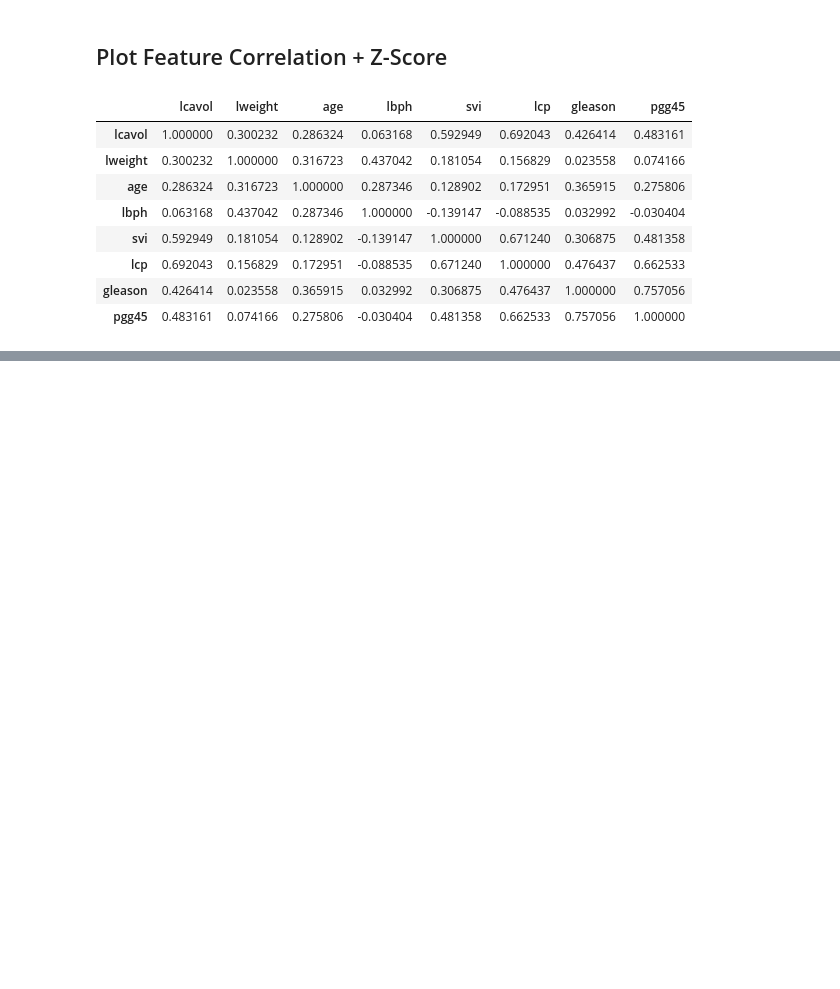
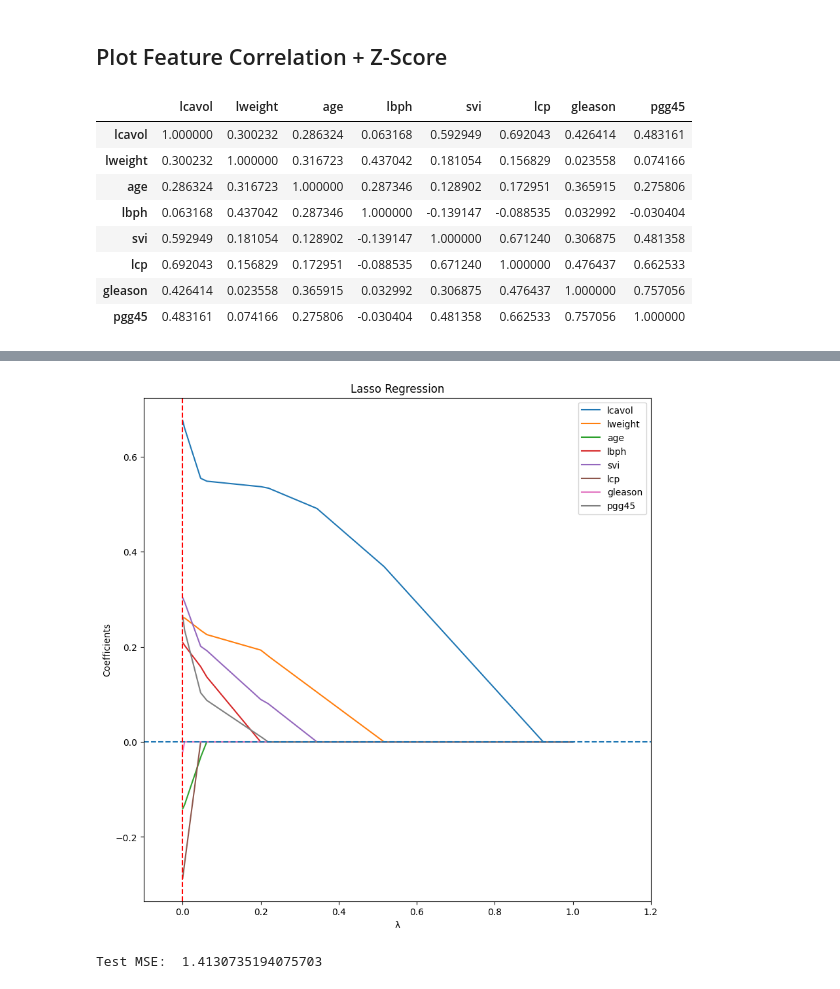
Before and after one commit to lizocf/ECE-475-Frequentist-ML, a Jupyter notebook: 1-linear-regression/lin-reg.ipynb, the cells around one changed output, grey strips where cells are left out. Cells and saved outputs as stored; diff of their text form; code cells hidden in the pictures; blank space fills up the shorter version.

```diff
--- a/1-linear-regression/lin-reg.ipynb
+++ b/1-linear-regression/lin-reg.ipynb
@@ -122,0 +277,24 @@ pd.DataFrame({'Coefficient': beta, 'Std. Error': standard_errors,'Z Score' : z_s
+# %%
+# Plotting coefficients as a function of lambda
+plt.figure(figsize=(10,10))
+for i in range(betas.shape[1]):
+    # plt.plot(dfs, betas[:, i], label=f"{X_train.columns[i]}",marker='o')
+    plt.plot(lams, betas[:,i], label=f"{X_train.columns[i]}")
+
+plt.xlabel('λ')
+plt.ylabel('Coefficients')
+plt.title('Lasso Regression')
+plt.xlim([-0.1,1.2])
+# plt.ylim([-0.3,0.8])
+plt.axhline(y=0, linestyle='--')
+plt.axvline(x=best_lam, linestyle='--', color='r')
+plt.legend()
+plt.show()
+# %% [output]
+[figure, added]
+# %%
+y_pred = lasso.predict(X_test)
+mse = np.mean((y_test - y_pred)**2)
+print('Test MSE: ', mse) # lmao :(
+# %% [output]
+Test MSE:  1.4130735194075703
```
Also changed, not shown: parts of 17 cells of this notebook.
